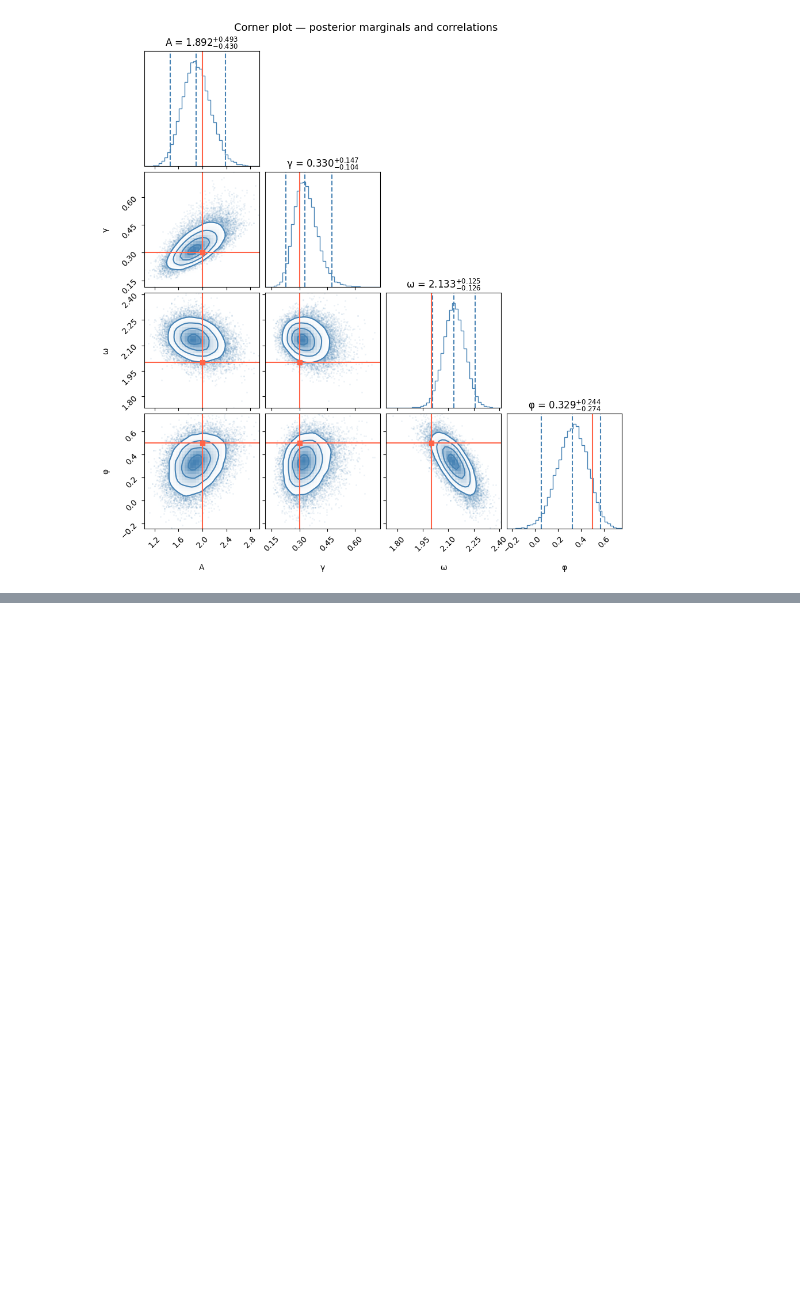
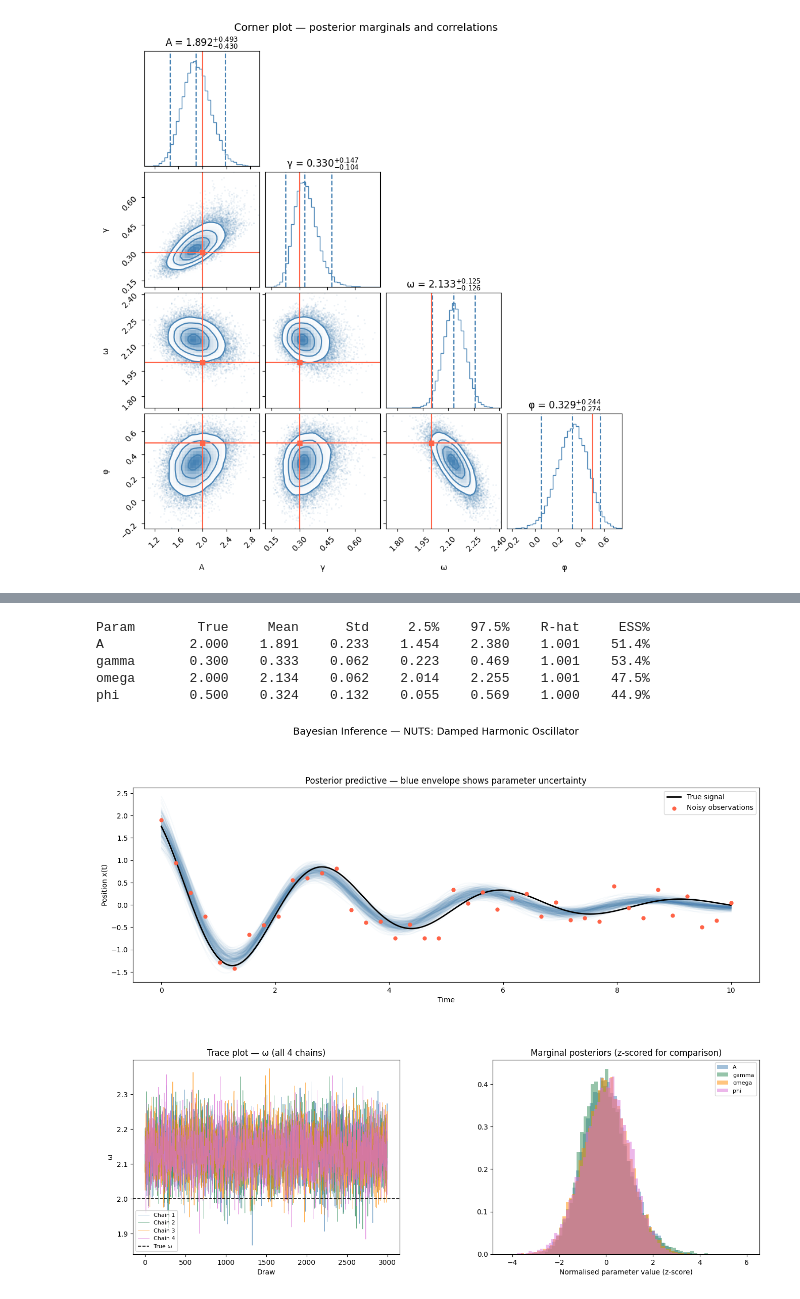
Before and after one commit to tls54/investment-lab-research, a Jupyter notebook: Markov/damped-spring-mcmc.ipynb, the cells around one changed output, grey strips where cells are left out. Saved outputs shown, nothing was run; the diff lists cells and outputs as text; code cells hidden in the pictures; blank space fills up the shorter version.

Commit message:
Add Heston Bayesian calibration research series and NUTS extension to damped spring notebook

```diff
--- a/Markov/damped-spring-mcmc.ipynb
+++ b/Markov/damped-spring-mcmc.ipynb
@@ -215,0 +326,75 @@ plt.show()
+# %%
+# ── 8. Diagnostics — R-hat and ESS ───────────────────────────────────────────
+#
+# ArviZ converts the NumPyro trace into a standard InferenceData object,
+# giving us R-hat (convergence) and ESS (effective sample size) for free.
+# R-hat < 1.01 and ESS% > 30% are the targets.
+
+idata = az.from_numpyro(mcmc)
+
+nuts_samples = {k: v for k, v in mcmc.get_samples().items()}
+total_draws  = 4 * 3_000
+
+print(f"{'Param':<8} {'True':>8} {'Mean':>8} {'Std':>8} {'2.5%':>8} {'97.5%':>8} {'R-hat':>8} {'ESS%':>8}")
+for name, true in zip(["A", "gamma", "omega", "phi"], list(TRUE_PARAMS.values())):
+    s      = np.array(nuts_samples[name])
+    rhat   = float(az.rhat(idata)[name].values)
+    ess    = float(az.ess(idata)[name].values)
+    print(f"{name:<8} {true:>8.3f} {s.mean():>8.3f} {s.std():>8.3f} "
+          f"{np.percentile(s, 2.5):>8.3f} {np.percentile(s, 97.5):>8.3f} "
+          f"{rhat:>8.3f} {100*ess/total_draws:>7.1f}%")
+# %% [output]
+Param        True     Mean      Std     2.5%    97.5%    R-hat     ESS%
+A           2.000    1.891    0.233    1.454    2.380    1.001    51.4%
+gamma       0.300    0.333    0.062    0.223    0.469    1.001    53.4%
+omega       2.000    2.134    0.062    2.014    2.255    1.001    47.5%
+phi         0.500    0.324    0.132    0.055    0.569    1.000    44.9%
+# %%
+# ── 9. Plots: posterior predictive, trace, marginal histograms ────────────────
+
+all_samples = np.stack([nuts_samples[k] for k in ["A", "gamma", "omega", "phi"]], axis=-1)
+
+fig = plt.figure(figsize=(16, 12))
+fig.suptitle("Bayesian Inference — NUTS: Damped Harmonic Oscillator", fontsize=14, y=0.98)
+gs  = gridspec.GridSpec(2, 2, figure=fig, hspace=0.4, wspace=0.35)
+
+# ── 9a. Posterior predictive ──────────────────────────────────────────────────
+ax1 = fig.add_subplot(gs[0, :])
+idx = np.random.choice(len(all_samples), 200, replace=False)
+for A, gamma, omega, phi in all_samples[idx]:
+    ax1.plot(t_fine, model(t_fine, A, gamma, omega, phi), color="steelblue", alpha=0.04)
+ax1.plot(t_fine, model(t_fine, **TRUE_PARAMS), "k-", lw=2, label="True signal")
+ax1.scatter(t_obs, y_obs, color="tomato", s=25, zorder=5, label="Noisy observations")
+ax1.set_xlabel("Time")
+ax1.set_ylabel("Position x(t)")
+ax1.set_title("Posterior predictive — blue envelope shows parameter uncertainty")
+ax1.legend()
+
+# ── 9b. Trace plots (all 4 chains) ───────────────────────────────────────────
+ax2 = fig.add_subplot(gs[1, 0])
+chain_samples = mcmc.get_samples(group_by_chain=True)
+colours_chains = ["steelblue", "seagreen", "darkorange", "orchid"]
+for chain_idx, colour in enumerate(colours_chains):
+    chain_vals = np.array(chain_samples["omega"][chain_idx])
+    ax2.plot(chain_vals, alpha=0.7, lw=0.6, color=colour, label=f"Chain {chain_idx+1}")
+ax2.axhline(TRUE_PARAMS["omega"], color="k", linestyle="--", lw=1.2, label="True ω")
+ax2.set_xlabel("Draw")
+ax2.set_ylabel("ω")
+ax2.set_title("Trace plot — ω (all 4 chains)")
+ax2.legend(fontsize=8)
+
+# ── 9c. Marginal posteriors ───────────────────────────────────────────────────
+ax3 = fig.add_subplot(gs[1, 1])
+colours_params = ["steelblue", "seagreen", "darkorange", "orchid"]
+for name, true, colour in zip(["A", "gamma", "omega", "phi"],
+                               list(TRUE_PARAMS.values()), colours_params):
+    s = np.array(nuts_samples[name])
+    normed = (s - s.mean()) / s.std()
+    ax3.hist(normed, bins=60, density=True, alpha=0.5, color=colour, label=name)
+ax3.set_xlabel("Normalised parameter value (z-score)")
+ax3.set_title("Marginal posteriors (z-scored for comparison)")
+ax3.legend(fontsize=8)
+
+plt.show()
+# %% [output]
+[figure, added]
```
Also changed, not shown: parts of 5 cells of this notebook, 7 other files.
